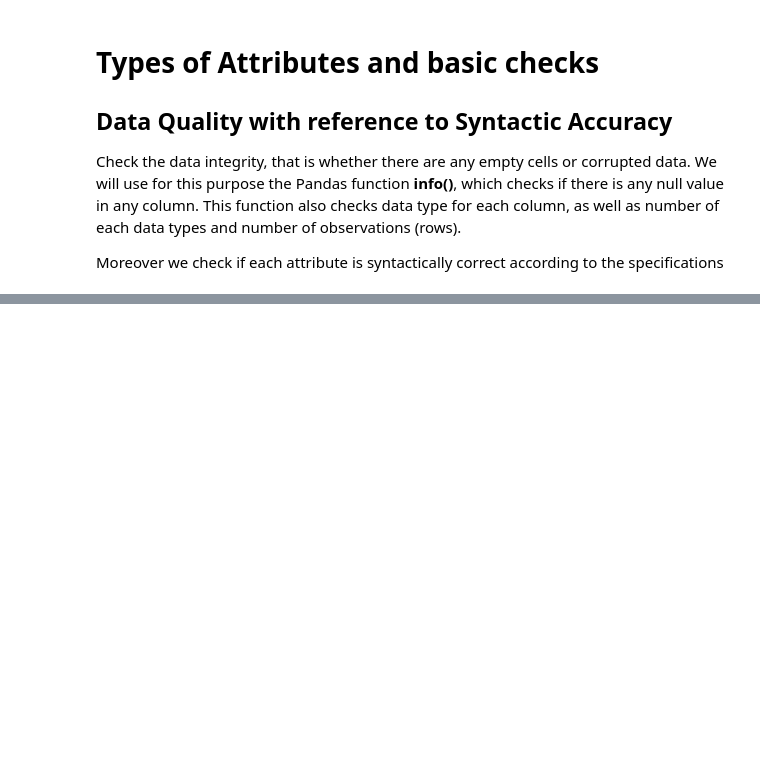
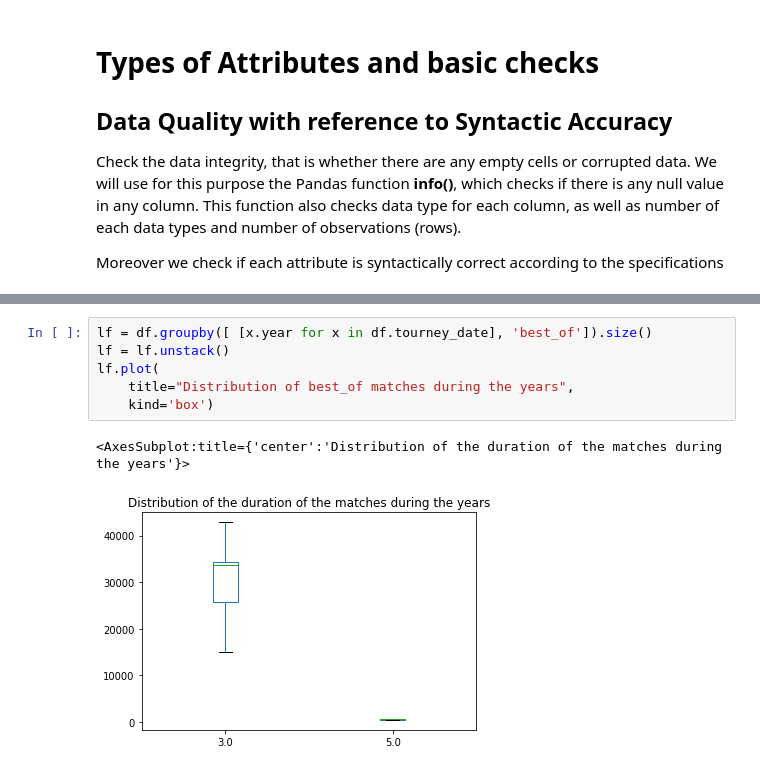
Before and after one commit to OrnelaDanushi/DM-project21, a Jupyter notebook: matches_data_understanding.ipynb, the cells around one changed output, grey strips where cells are left out. Saved outputs shown, nothing was run; the diff lists cells and outputs as text; blank space fills up the shorter version.

```diff
--- a/matches_data_understanding.ipynb
+++ b/matches_data_understanding.ipynb
@@ -1028,0 +333,9 @@ tmp.rename(columns={'gender': 'loser_gender'}, inplace = True)
+# %%
+lf = df.groupby([ [x.year for x in df.tourney_date], 'best_of']).size()
+lf = lf.unstack()
+lf.plot(
+    title="Distribution of best_of matches during the years",
+    kind='box')
+# %% [output]
+<AxesSubplot:title={'center':'Distribution of the duration of the matches during the years'}>
+[figure, added]
```
Also changed, not shown: parts of 140 cells of this notebook, 1 other file.
